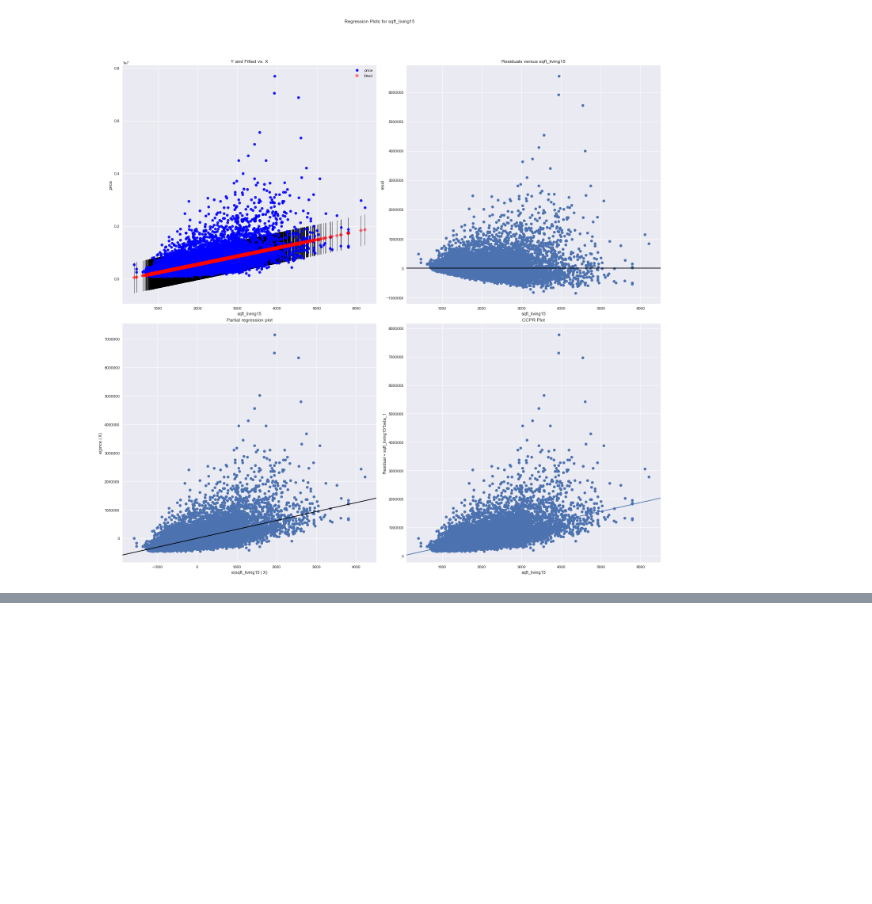
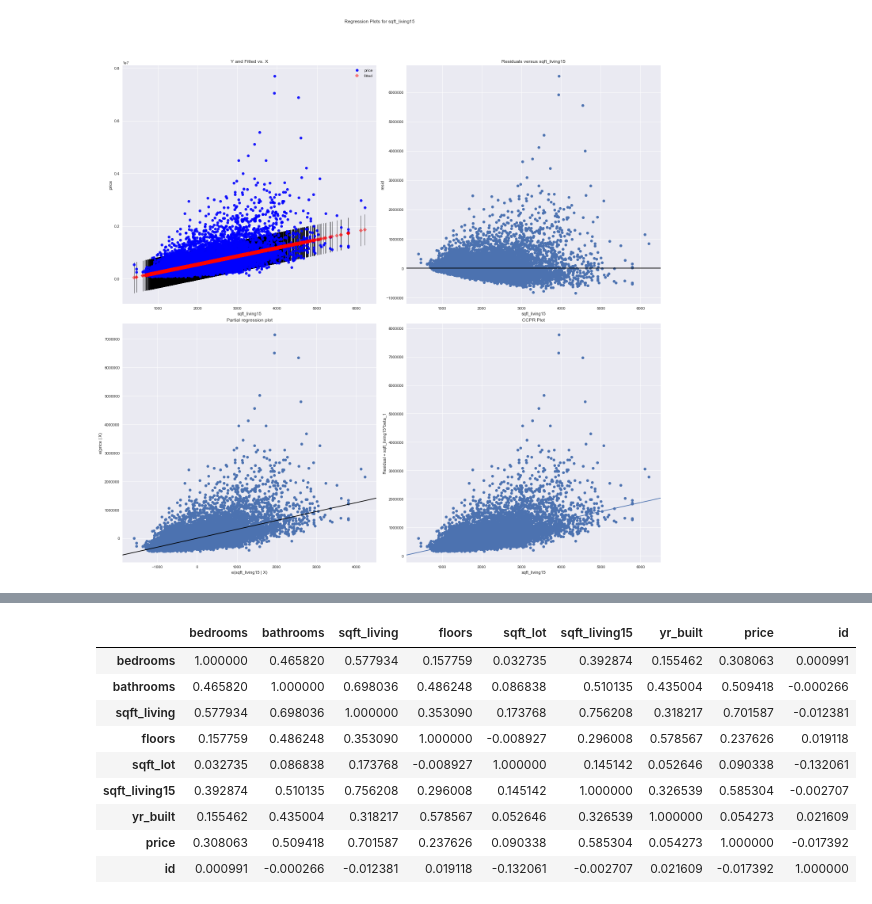
Before and after one commit to flatiron-data-science/dsc-1-final-project, a Jupyter notebook: tara_scratch.ipynb, the cells around one changed output, grey strips where cells are left out. Saved outputs shown, nothing was run; the diff lists cells and outputs as text; code cells hidden in the pictures; blank space fills up the shorter version.

```diff
--- a/tara_scratch.ipynb
+++ b/tara_scratch.ipynb
@@ -184,0 +194,13 @@ plt.show()
+# %%
+dn.corr()
+# %% [output]
+|  | bedrooms | bathrooms | sqft_living | floors | sqft_lot | sqft_living15 | yr_built | price | id |
+| bedrooms | 1.000000 | 0.465820 | 0.577934 | 0.157759 | 0.032735 | 0.392874 | 0.155462 | 0.308063 | 0.000991 |
+| bathrooms | 0.465820 | 1.000000 | 0.698036 | 0.486248 | 0.086838 | 0.510135 | 0.435004 | 0.509418 | -0.000266 |
+| sqft_living | 0.577934 | 0.698036 | 1.000000 | 0.353090 | 0.173768 | 0.756208 | 0.318217 | 0.701587 | -0.012381 |
+| floors | 0.157759 | 0.486248 | 0.353090 | 1.000000 | -0.008927 | 0.296008 | 0.578567 | 0.237626 | 0.019118 |
+| sqft_lot | 0.032735 | 0.086838 | 0.173768 | -0.008927 | 1.000000 | 0.145142 | 0.052646 | 0.090338 | -0.132061 |
+| sqft_living15 | 0.392874 | 0.510135 | 0.756208 | 0.296008 | 0.145142 | 1.000000 | 0.326539 | 0.585304 | -0.002707 |
+| yr_built | 0.155462 | 0.435004 | 0.318217 | 0.578567 | 0.052646 | 0.326539 | 1.000000 | 0.054273 | 0.021609 |
+| price | 0.308063 | 0.509418 | 0.701587 | 0.237626 | 0.090338 | 0.585304 | 0.054273 | 1.000000 | -0.017392 |
+| id | 0.000991 | -0.000266 | -0.012381 | 0.019118 | -0.132061 | -0.002707 | 0.021609 | -0.017392 | 1.000000 |
```
Also changed, not shown: parts of 6 cells of this notebook, 3 other files.
